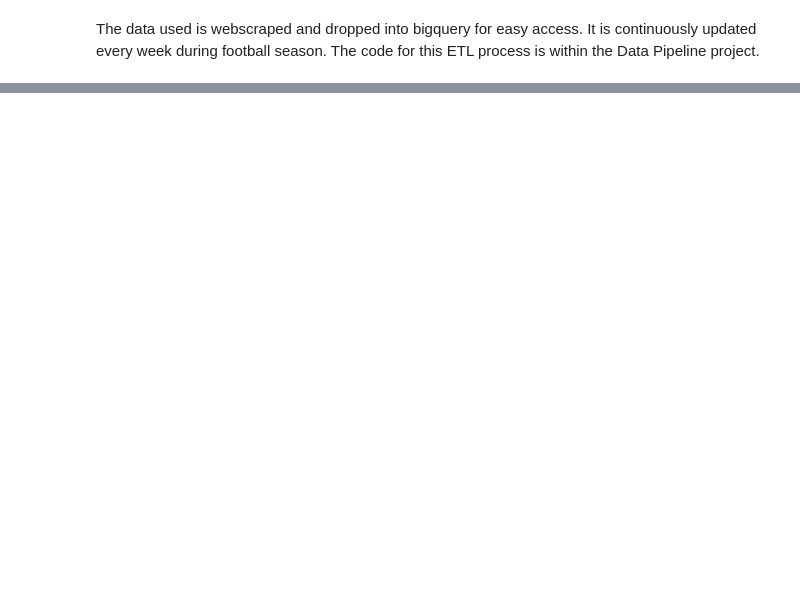
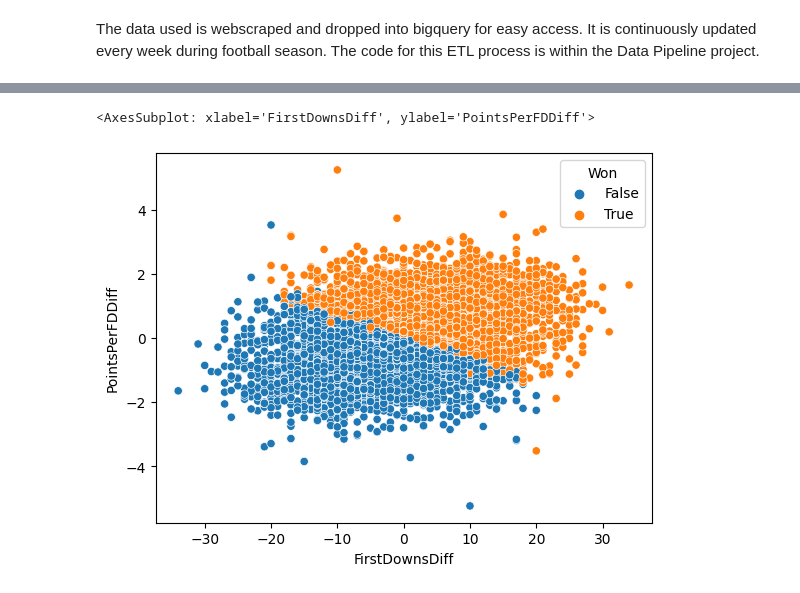
Before and after one commit to osteensco/College-Football-Analysis, a Jupyter notebook: CFA1.ipynb, the cells around one changed output, grey strips where cells are left out. Drawn from its saved outputs; the diff is of its cells as text; code cells hidden in the pictures; blank space fills up the shorter version.

```diff
--- a/CFA1.ipynb
+++ b/CFA1.ipynb
@@ -27,0 +219,5 @@ The data will have a record for each team per game, with their respective stats
+# %%
+sn.scatterplot(data=stats_df, x='FirstDownsDiff', y='PointsPerFDDiff', hue='Won')
+# %% [output]
+<AxesSubplot: xlabel='FirstDownsDiff', ylabel='PointsPerFDDiff'>
+[figure, added]
```
Also changed, not shown: parts of 26 cells of this notebook.
